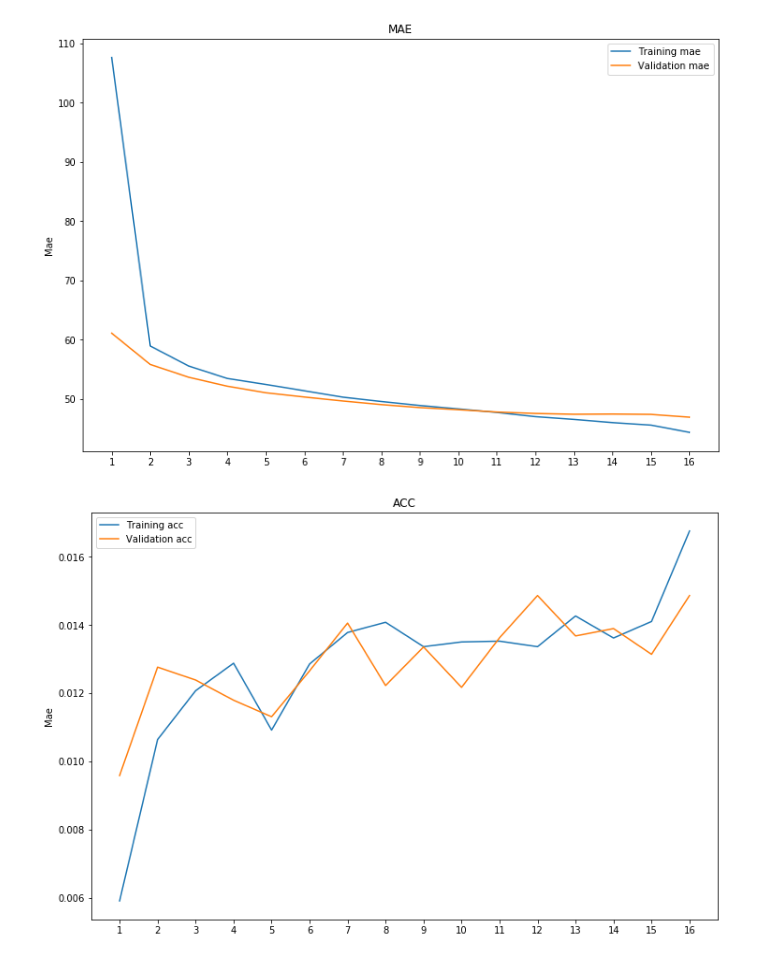
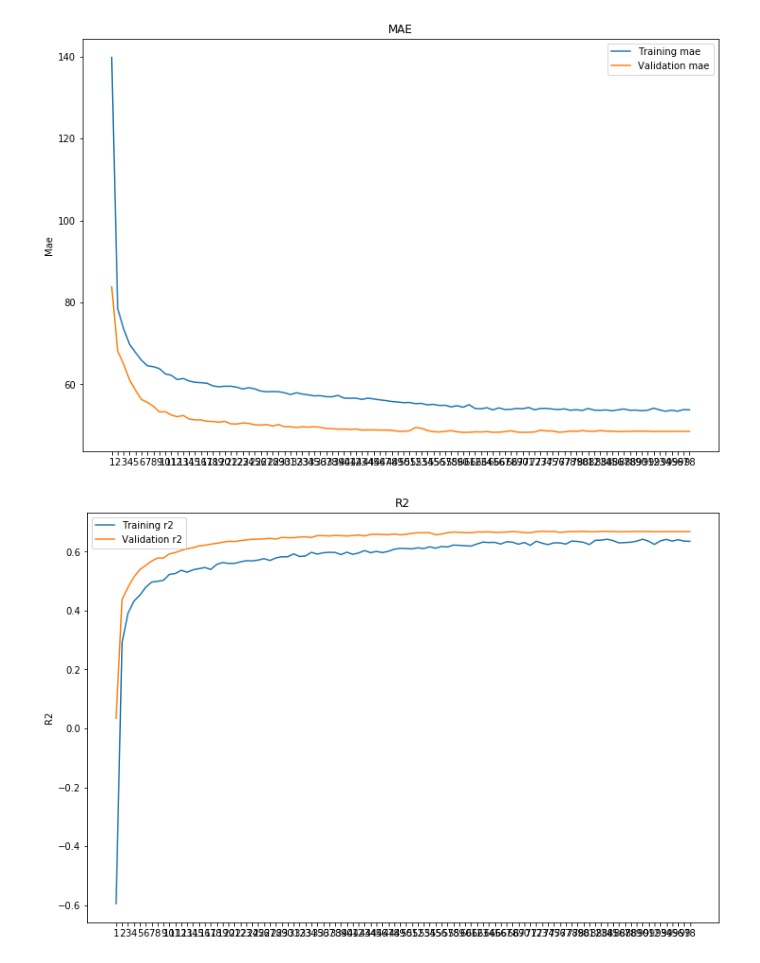
Before and after one commit to matiasngf/keras-airbnb-prediction, a Jupyter notebook: notebooks/preprocess_dataframe.ipynb, the cells around one changed output. Drawn from its saved outputs; the diff is of its cells as text; code cells hidden in the pictures.

```diff
--- a/notebooks/preprocess_dataframe.ipynb
+++ b/notebooks/preprocess_dataframe.ipynb
@@ -96,6 +106,8 @@ cols_to_drop = [
 # drop outliers
 from scipy import stats
 dataFrame.loc[:,  'price'] = dataFrame.price.apply(lambda x: x[1:-3].replace(',', '')).astype(int)
+dataFrame = dataFrame[dataFrame.price!=0]
+dataFrame = dataFrame[(dataFrame.number_of_reviews>2)]
 dataFrame = dataFrame[(np.abs(stats.zscore(dataFrame[['price']])) < 3)]
 # %%
 len(dataFrame)
@@ -173,10 +185,10 @@ from nltk.corpus import stopwords
 stopwords_en = stopwords.words('english')
 textVectSettings = {
     'stop_words': stopwords_en,
-    'max_df': 0.90,
+    'max_df': 0.95,
     'min_df': .05,
-#     'ngram_range': (1),
-    'max_features': 100
+    'ngram_range': (1,2),
+    'max_features': 300
 }
 
 #Pasos para el pipeline Textos
@@ -406,9 +490,11 @@ _________________________________________________________________
 from keras.callbacks import EarlyStopping
 from tensorflow.keras.callbacks import ReduceLROnPlateau
 
-reduce_lr = ReduceLROnPlateau(monitor='val_loss', factor=0.1, patience=2, verbose=1)
-early_stopping = EarlyStopping(monitor='val_loss', min_delta=0.01, patience=7, restore_best_weights=True, verbose=1)
+reduce_lr = ReduceLROnPlateau(monitor='val_loss', factor=0.5, patience=5, verbose=1)
+early_stopping = EarlyStopping(monitor='val_loss', min_delta=0.001, patience=25, restore_best_weights=True, verbose=1)
 callbacks_list = [early_stopping, reduce_lr]
+
+model.optimizer.learning_rate.assign(0.001)
 
 history = model.fit(
     train_data,
@@ -447,7 +533,7 @@ import matplotlib.pyplot as plt
 plt.figure(figsize=(12,8))
 plt.title('LOSS')
 plt.plot(epochs, loss)
-plt.ylim((.1, .3))
+# plt.ylim((None, .5))
 plt.plot(epochs, val_loss)
 plt.xticks(ticks=epochs)
 plt.ylabel('Loss')
@@ -466,14 +552,15 @@ plt.legend(['Training mae', 'Validation mae'])
 plt.show()
 
 
-acc = history.history['acc']
-val_acc = history.history['val_acc']
+acc = history.history['r2_keras']
+val_acc = history.history['val_r2_keras']
 plt.figure(figsize=(12,8))
-plt.title('ACC')
+plt.title('R2')
 plt.plot(epochs, acc)
 plt.plot(epochs, val_acc)
 plt.xticks(ticks=epochs)
-plt.ylabel('Mae')
-plt.legend(['Training acc', 'Validation acc'])
+plt.ylabel('R2')
+# plt.ylim((.6, None))
+plt.legend(['Training r2', 'Validation r2'])
 plt.show()
 # %% [output]
@@ -481,5 +568,5 @@ plt.show()
-[figure, old version]
+[figure, new version]
-[figure, old version]
+[figure, new version]
 # %%
 plt.figure(figsize=(12,5))
 plt.hist(train_targets, bins=20, range=(0, 700))
```
Also changed, not shown: parts of 19 cells of this notebook, 2 other files.
